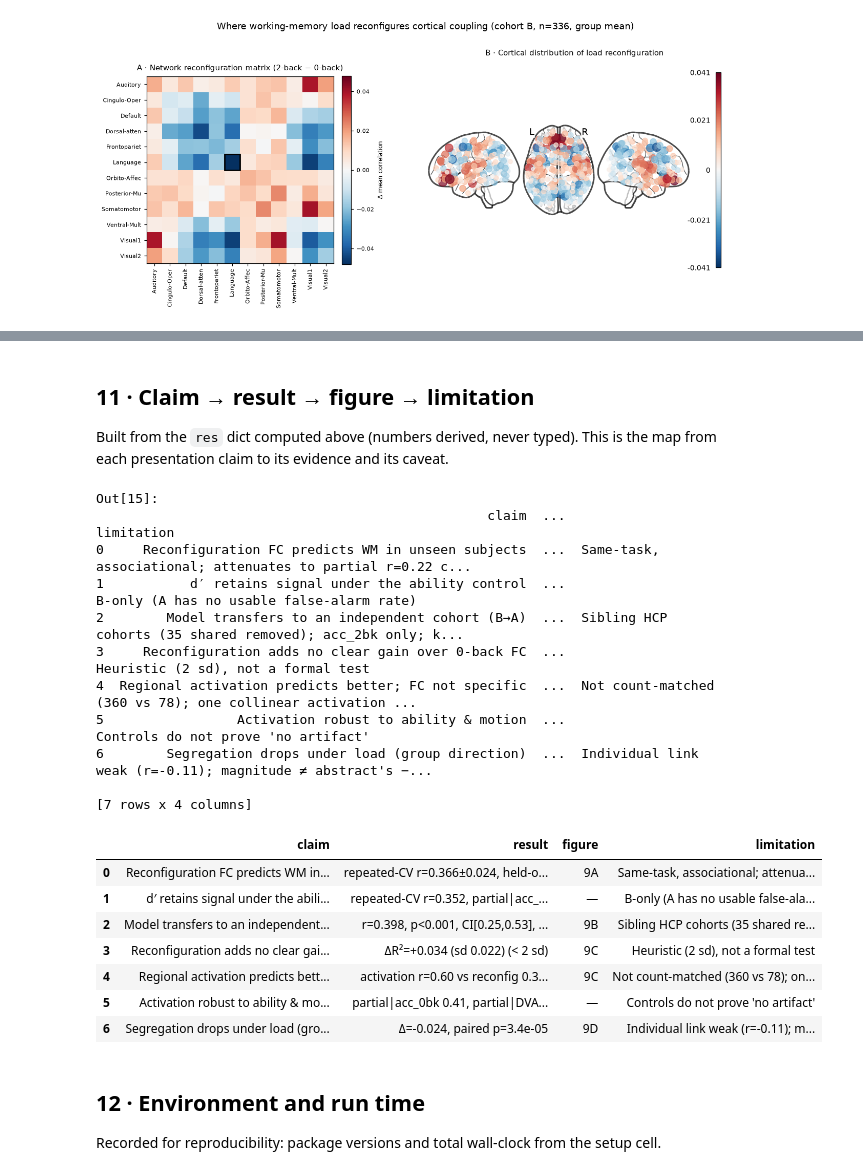
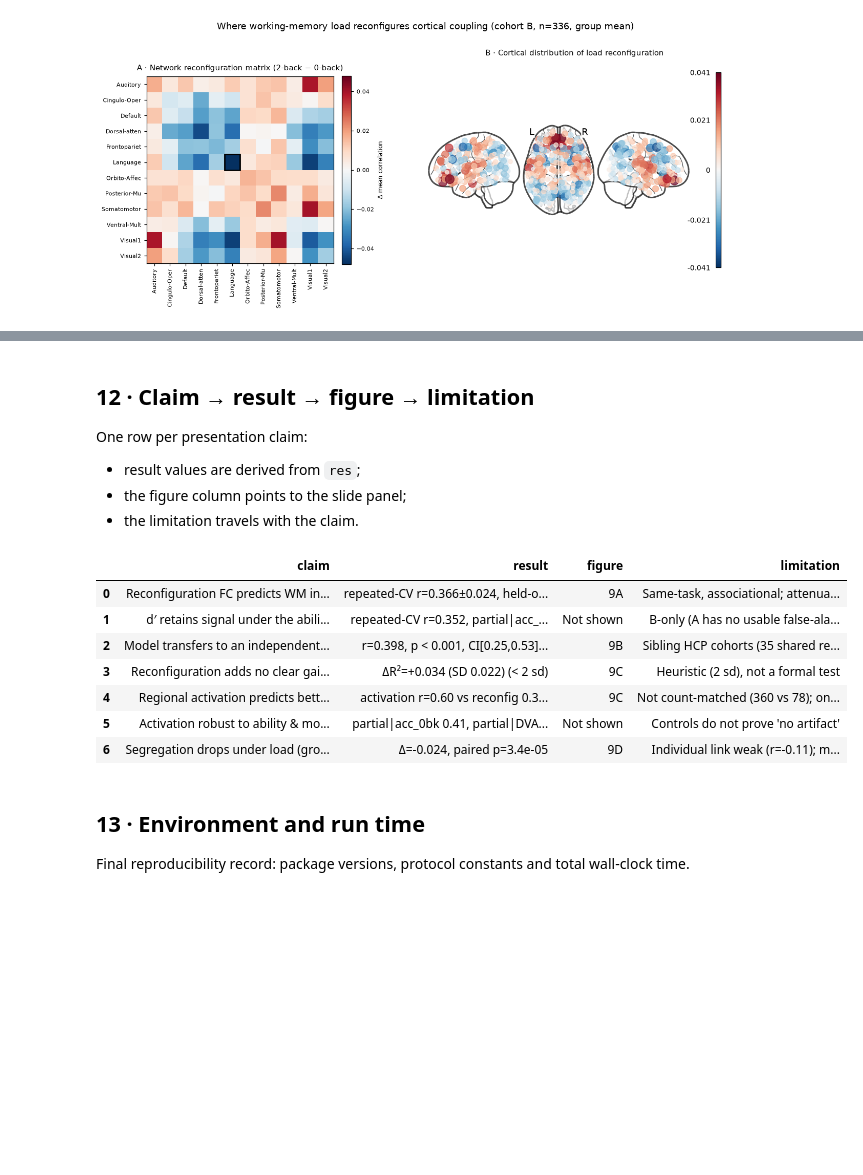
Before and after one commit to The-Gammas/The-Gammas, a Jupyter notebook: pipeline/02_canonical_analysis_and_slides.ipynb, the cells around one changed output, grey strips where cells are left out. Drawn from its saved outputs; the diff is of its cells as text; code cells hidden in the pictures; blank space fills up the shorter version.

```diff
--- a/pipeline/02_canonical_analysis_and_slides.ipynb
+++ b/pipeline/02_canonical_analysis_and_slides.ipynb
@@ -109,7 +139,7 @@ def cv_predict(X, y, seed=SEED):
     return cross_val_predict(ev.ridge_pipeline(), X, y, cv=KFold(5, shuffle=True, random_state=seed))
 
 def repeated_cv_r(X, y, n_seeds=N_SEEDS):
-    """Mean, sd of out-of-fold Pearson r over n_seeds CV partitions — the reported effect size."""
+    """Mean and SD of out-of-fold Pearson r across CV partitions."""
     rs = np.array([pearsonr(cv_predict(X, y, s), y)[0] for s in range(n_seeds)])
     return float(rs.mean()), float(rs.std())
 
@@ -142,7 +172,6 @@ def cross_run_r(F_run0, F_run1, y, seed=SEED):
     def one(Fa, Fb):
         pred = np.zeros_like(y, float)
         for tr, te in KFold(5, shuffle=True, random_state=seed).split(Fa):
-            sc = StandardScaler().fit(Fa[tr])
             m = ev.ridge_pipeline().fit(Fa[tr], y[tr])
             pred[te] = m.predict(Fb[te])           # held-out subjects, features from the other run
         return pearsonr(pred, y)[0]
@@ -152,4 +181,3 @@ def between_run_reliability(F0, F1):
     """Fisher-averaged per-feature test-retest r across subjects (LR vs RL)."""
     rr = [pearsonr(F0[:, j], F1[:, j])[0] for j in range(F0.shape[1])]
     return float(np.tanh(np.nanmean(np.arctanh(np.clip(rr, -0.999, 0.999)))))
-print("helpers ready")
@@ -797,69 +944,65 @@ Out[14]:
 | 1 | condition-specific r (0-back FC) | 0.280 | 0.274 | 0-back-alone FC by protocol (subm... | -0.006 |
 | 2 | ΔSegregation (group) | -0.048 | -0.024 | same sign; magnitude ~half; prese... | 0.024 |
 # %% [markdown]
-## 11 · Claim → result → figure → limitation
+## 12 · Claim → result → figure → limitation
 
-Built from the `res` dict computed above (numbers derived, never typed). This is the map from each
-presentation claim to its evidence and its caveat.
+One row per presentation claim:
+
+- result values are derived from `res`;
+- the figure column points to the slide panel;
+- the limitation travels with the claim.
 # %%
-def fmt_incr(t): return f"ΔR²={t[0]:+.3f} (sd {t[1]:.3f})"
+def fmt_incr(result: tuple[float, float]) -> str:
+    """Format a paired incremental R² estimate."""
+    return f"ΔR²={result[0]:+.3f} (SD {result[1]:.3f})"
 
 summary = pd.DataFrame([
     dict(claim="Reconfiguration FC predicts WM in unseen subjects",
          result=f"repeated-CV r={res['reconfig_acc']['r_repcv']:.3f}±{res['reconfig_acc']['sd']:.3f}, "
-                f"held-out {res['reconfig_acc']['r_heldout']:.2f}, p<0.001",
+                f"held-out {res['reconfig_acc']['r_heldout']:.2f}, {p_text(res['reconfig_acc']['p'])}",
          figure="9A", limitation="Same-task, associational; attenuates to "
                 f"partial r={res['reconfig_acc']['partial_acc0']:.2f} controlling acc_0bk"),
     dict(claim="d′ retains signal under the ability control",
          result=f"repeated-CV r={res['reconfig_dprime']['r_repcv']:.3f}, "
                 f"partial|acc_0bk {res['reconfig_dprime']['partial_acc0']:.2f}",
-         figure="—", limitation="B-only (A has no usable false-alarm rate)"),
+         figure="Not shown", limitation="B-only (A has no usable false-alarm rate)"),
     dict(claim="Model transfers to an independent cohort (B→A)",
-         result=f"r={res['transfer']['r']:.3f}, p<0.001, CI[{res['transfer']['ci'][0]:.2f},"
-                f"{res['transfer']['ci'][1]:.2f}], train {res['transfer']['n_train']}/test {res['transfer']['n_test']}",
+         result=f"r={res['transfer']['r']:.3f}, {p_text(res['transfer']['p'])}, "
+                f"CI[{res['transfer']['ci'][0]:.2f},{res['transfer']['ci'][1]:.2f}], "
+                f"train {res['transfer']['n_train']}/test {res['transfer']['n_test']}",
          figure="9B", limitation=f"Sibling HCP cohorts ({res['transfer']['shared']} shared removed); "
                 "acc_2bk only; kinship unmodelled"),
     dict(claim="Reconfiguration adds no clear gain over 0-back FC",
          result=fmt_incr(res['incremental']['recon_over_0bk']) + " (< 2 sd)",
          figure="9C", limitation="Heuristic (2 sd), not a formal test"),
     dict(claim="Regional activation predicts better; FC not specific",
          result=f"activation r={res['activation']['r']:.2f} vs reconfig "
                 f"{res['methods']['reconfig FC (78)']:.2f}; FC over activation "
                 f"{fmt_incr(res['incremental']['fc_over_act'])}",
          figure="9C", limitation="Not count-matched (360 vs 78); one collinear activation axis"),
     dict(claim="Activation robust to ability & motion",
          result=f"partial|acc_0bk {res['activation']['partial_acc0']:.2f}, "
-                f"partial|DVARS {res['activation']['partial_dvars']:.2f}, p<0.001",
-         figure="—", limitation="Controls do not prove 'no artifact'"),
+                f"partial|DVARS {res['activation']['partial_dvars']:.2f}, "
+                f"{p_text(res['activation']['p'])}",
+         figure="Not shown", limitation="Controls do not prove 'no artifact'"),
     dict(claim="Segregation drops under load (group direction)",
          result=f"Δ={res['segregation']['dseg']:.3f}, paired p={res['segregation']['p_group']:.1e}",
          figure="9D", limitation=f"Individual link weak (r={res['segregation']['r_indiv']:.2f}); "
                 "magnitude ≠ abstract's −0.048"),
 ], columns=["claim", "result", "figure", "limitation"])
-pd.set_option("display.max_colwidth", 60)
-summary
+with pd.option_context("display.max_colwidth", None):
+    display(summary)
 # %% [output]
-Out[15]:
-                                                  claim  ...                                                   limitation
-0     Reconfiguration FC predicts WM in unseen subjects  ...  Same-task, associational; attenuates to partial r=0.22 c...
-1           d′ retains signal under the ability control  ...                    B-only (A has no usable false-alarm rate)
-2        Model transfers to an independent cohort (B→A)  ...  Sibling HCP cohorts (35 shared removed); acc_2bk only; k...
-3     Reconfiguration adds no clear gain over 0-back FC  ...                          Heuristic (2 sd), not a formal test
-4  Regional activation predicts better; FC not specific  ...  Not count-matched (360 vs 78); one collinear activation ...
-5                 Activation robust to ability & motion  ...                          Controls do not prove 'no artifact'
-6        Segregation drops under load (group direction)  ...  Individual link weak (r=-0.11); magnitude ≠ abstract's −...
-
-[7 rows x 4 columns]
 |  | claim | result | figure | limitation |
 | 0 | Reconfiguration FC predicts WM in... | repeated-CV r=0.366±0.024, held-o... | 9A | Same-task, associational; attenua... |
-| 1 | d′ retains signal under the abili... | repeated-CV r=0.352, partial|acc_... | — | B-only (A has no usable false-ala... |
-| 2 | Model transfers to an independent... | r=0.398, p<0.001, CI[0.25,0.53], ... | 9B | Sibling HCP cohorts (35 shared re... |
-| 3 | Reconfiguration adds no clear gai... | ΔR²=+0.034 (sd 0.022) (< 2 sd) | 9C | Heuristic (2 sd), not a formal test |
+| 1 | d′ retains signal under the abili... | repeated-CV r=0.352, partial|acc_... | Not shown | B-only (A has no usable false-ala... |
+| 2 | Model transfers to an independent... | r=0.398, p < 0.001, CI[0.25,0.53]... | 9B | Sibling HCP cohorts (35 shared re... |
+| 3 | Reconfiguration adds no clear gai... | ΔR²=+0.034 (SD 0.022) (< 2 sd) | 9C | Heuristic (2 sd), not a formal test |
 | 4 | Regional activation predicts bett... | activation r=0.60 vs reconfig 0.3... | 9C | Not count-matched (360 vs 78); on... |
-| 5 | Activation robust to ability & mo... | partial|acc_0bk 0.41, partial|DVA... | — | Controls do not prove 'no artifact' |
+| 5 | Activation robust to ability & mo... | partial|acc_0bk 0.41, partial|DVA... | Not shown | Controls do not prove 'no artifact' |
 | 6 | Segregation drops under load (gro... | Δ=-0.024, paired p=3.4e-05 | 9D | Individual link weak (r=-0.11); m... |
 # %% [markdown]
-## 12 · Environment and run time
+## 13 · Environment and run time
 
-Recorded for reproducibility: package versions and total wall-clock from the setup cell.
+Final reproducibility record: package versions, protocol constants and total wall-clock time.
 # %%
```
Also changed, not shown: parts of 29 cells of this notebook.
